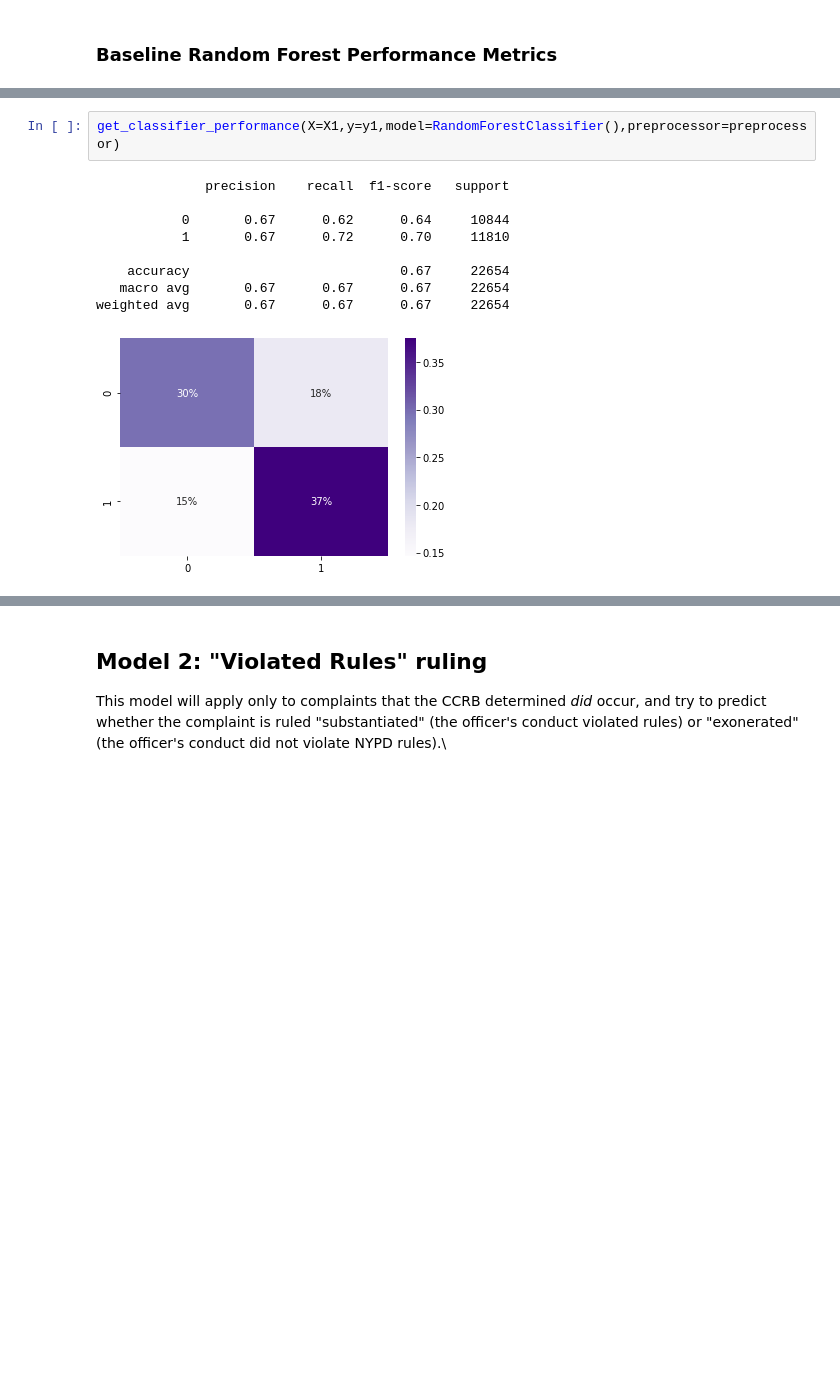
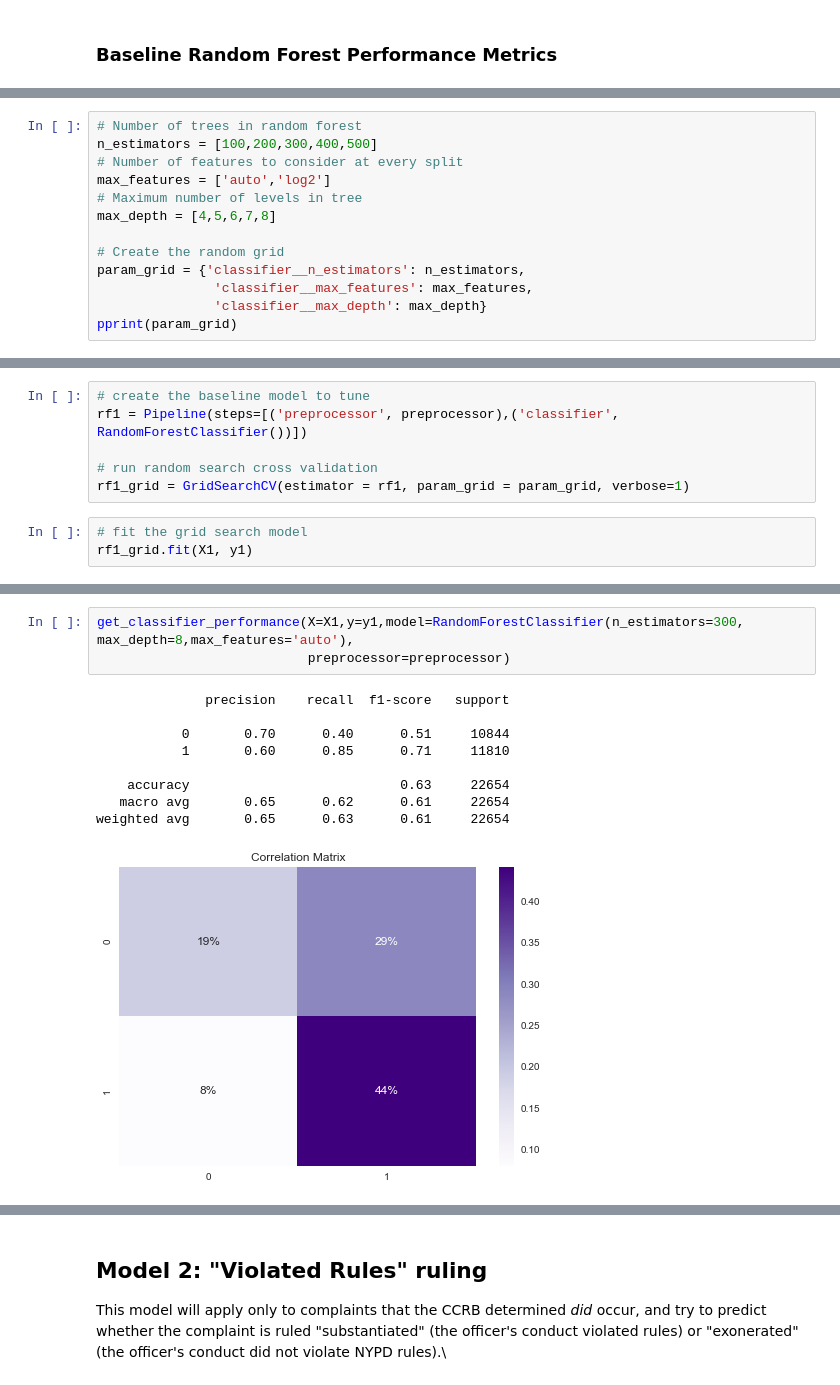
Before and after one commit to labb0t/nypd-complaints, a Jupyter notebook: modeling.ipynb, the cells around one changed output, grey strips where cells are left out. Cells and saved outputs as stored; diff of their text form; blank space fills up the shorter version.

Commit message:
additional modeling, eda

```diff
--- a/modeling.ipynb
+++ b/modeling.ipynb
@@ -99,0 +121,13 @@ Looks like Random Forest fits my data best of the models tried. Now I'll examine
+# %%
+# Number of trees in random forest
+n_estimators = [100,200,300,400,500]
+# Number of features to consider at every split
+max_features = ['auto','log2']
+# Maximum number of levels in tree
+max_depth = [4,5,6,7,8]
+
+# Create the random grid
+param_grid = {'classifier__n_estimators': n_estimators,
+               'classifier__max_features': max_features,
+               'classifier__max_depth': max_depth}
+pprint(param_grid)
@@ -99,0 +138,9 @@ Looks like Random Forest fits my data best of the models tried. Now I'll examine
+# %%
+# create the baseline model to tune
+rf1 = Pipeline(steps=[('preprocessor', preprocessor),('classifier', RandomForestClassifier())])
+
+# run random search cross validation
+rf1_grid = GridSearchCV(estimator = rf1, param_grid = param_grid, verbose=1)
+# %%
+# fit the grid search model
+rf1_grid.fit(X1, y1)
@@ -100,12 +175,13 @@ Looks like Random Forest fits my data best of the models tried. Now I'll examine
 # %%
-get_classifier_performance(X=X1,y=y1,model=RandomForestClassifier(),preprocessor=preprocessor)
+get_classifier_performance(X=X1,y=y1,model=RandomForestClassifier(n_estimators=300, max_depth=8,max_features='auto'),
+                           preprocessor=preprocessor)
 # %% [output]
               precision    recall  f1-score   support
 
-           0       0.67      0.62      0.64     10844
-           1       0.67      0.72      0.70     11810
+           0       0.70      0.40      0.51     10844
+           1       0.60      0.85      0.71     11810
 
-    accuracy                           0.67     22654
-   macro avg       0.67      0.67      0.67     22654
-weighted avg       0.67      0.67      0.67     22654
+    accuracy                           0.63     22654
+   macro avg       0.65      0.62      0.61     22654
+weighted avg       0.65      0.63      0.61     22654
-[figure, old version]
+[figure, new version]
```
Also changed, not shown: parts of 18 cells of this notebook, 2 other files.
